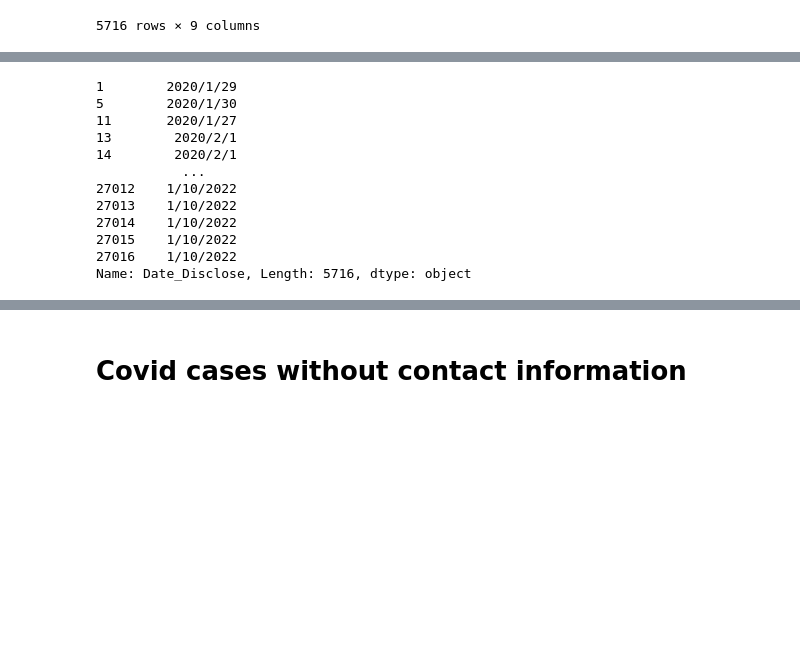
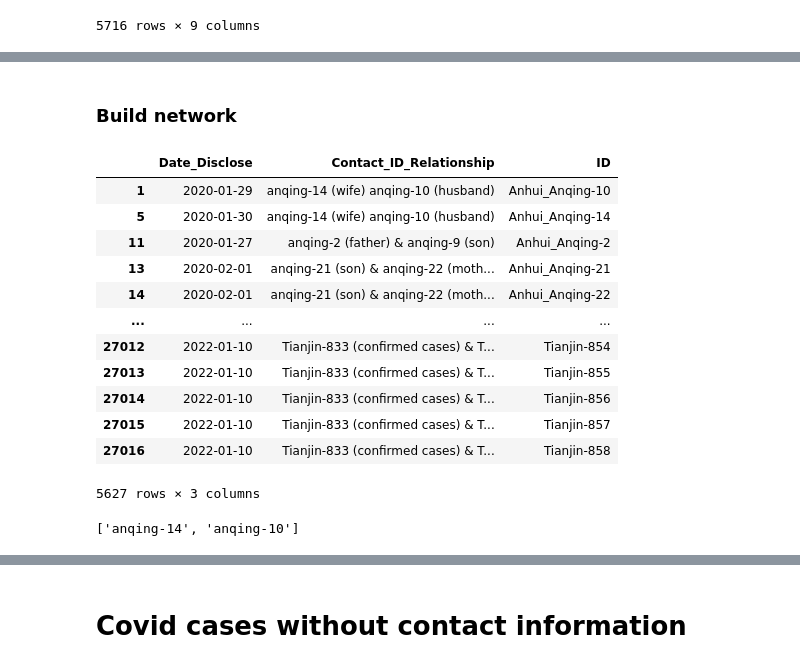
Before and after one commit to swestfechtel/masterarbeit, a Jupyter notebook: data_exploration.ipynb, the cells around one changed output, grey strips where cells are left out. Saved outputs shown, nothing was run; the diff lists cells and outputs as text; code cells hidden in the pictures; blank space fills up the shorter version.

```diff
--- a/data_exploration.ipynb
+++ b/data_exploration.ipynb
@@ -476,3 +479,4 @@ Index(['ID', 'Virus type', 'Age', 'Gender', 'Occupation', 'Place of Residency',
 # %%
-cases_with_contact_info = big_dataset[~big_dataset['Contact_ID_Relationship'].isnull()]
-cases_with_contact_info.describe()
+#cases_with_contact_info = big_dataset[~big_dataset['Contact_ID_Relationship'].isnull()]
+#cases_with_contact_info.describe()
+cases_with_contact_info = big_dataset
@@ -519,3 +516,8 @@ cases_with_contact_info[['Contact_ID_Relationship', 'Virus type', 'Occupation',
 | 27015 | Tianjin-833 (confirmed cases) & T... | NaN | ѧ�� | NaN | NaN | NaN | confirmed cases | ... |
 | 27016 | Tianjin-833 (confirmed cases) & T... | NaN | ѧ�� | NaN | NaN | NaN | confirmed cases | ... |
 5716 rows × 9 columns
+# %%
+cases_with_contact_info['Date_Disclose'] = pd.to_datetime(cases_with_contact_info['Date_Disclose'], infer_datetime_format=True, errors='coerce')
+print(cases_with_contact_info.shape[0])
+cases_with_contact_info = cases_with_contact_info[~cases_with_contact_info['Date_Disclose'].isnull()]
+print(cases_with_contact_info.shape[0])
@@ -521,0 +527,3 @@ cases_with_contact_info[['Contact_ID_Relationship', 'Virus type', 'Occupation',
+# %%
+cases_with_contact_info.drop(cases_with_contact_info['Date_Disclose'][cases_with_contact_info['Date_Disclose'] > pd.to_datetime('2022/12/01')].index, inplace=True)
+print(cases_with_contact_info.shape[0])
@@ -522,15 +673,18 @@ cases_with_contact_info[['Contact_ID_Relationship', 'Virus type', 'Occupation',
+# %% [markdown]
+### Build network
 # %%
-cases_with_contact_info['Date_Disclose']
+cases_with_contact_info[['Date_Disclose', 'Contact_ID_Relationship', 'ID']]
 # %% [output]
+|  | Date_Disclose | Contact_ID_Relationship | ID |
+| 1 | 2020-01-29 | anqing-14 (wife) anqing-10 (husband) | Anhui_Anqing-10 |
+| 5 | 2020-01-30 | anqing-14 (wife) anqing-10 (husband) | Anhui_Anqing-14 |
+| 11 | 2020-01-27 | anqing-2 (father) & anqing-9 (son) | Anhui_Anqing-2 |
+| 13 | 2020-02-01 | anqing-21 (son) & anqing-22 (moth... | Anhui_Anqing-21 |
+| 14 | 2020-02-01 | anqing-21 (son) & anqing-22 (moth... | Anhui_Anqing-22 |
+| ... | ... | ... | ... |
+| 27012 | 2022-01-10 | Tianjin-833 (confirmed cases) & T... | Tianjin-854 |
+| 27013 | 2022-01-10 | Tianjin-833 (confirmed cases) & T... | Tianjin-855 |
+| 27014 | 2022-01-10 | Tianjin-833 (confirmed cases) & T... | Tianjin-856 |
+| 27015 | 2022-01-10 | Tianjin-833 (confirmed cases) & T... | Tianjin-857 |
+| 27016 | 2022-01-10 | Tianjin-833 (confirmed cases) & T... | Tianjin-858 |
-1        2020/1/29
-5        2020/1/30
-11       2020/1/27
-13        2020/2/1
-14        2020/2/1
-           ...
-27012    1/10/2022
-27013    1/10/2022
-27014    1/10/2022
-27015    1/10/2022
-27016    1/10/2022
-Name: Date_Disclose, Length: 5716, dtype: object
+5627 rows × 3 columns
@@ -536,0 +693,6 @@ Name: Date_Disclose, Length: 5716, dtype: object
+# %%
+s = 'anqing-14 (wife) anqing-10 (husband)'
+exp = re.compile('\w+-\d+', re.IGNORECASE)
+exp.findall(s)
+# %% [output]
+['anqing-14', 'anqing-10']
```
Also changed, not shown: parts of 31 cells of this notebook, 3 other files.
